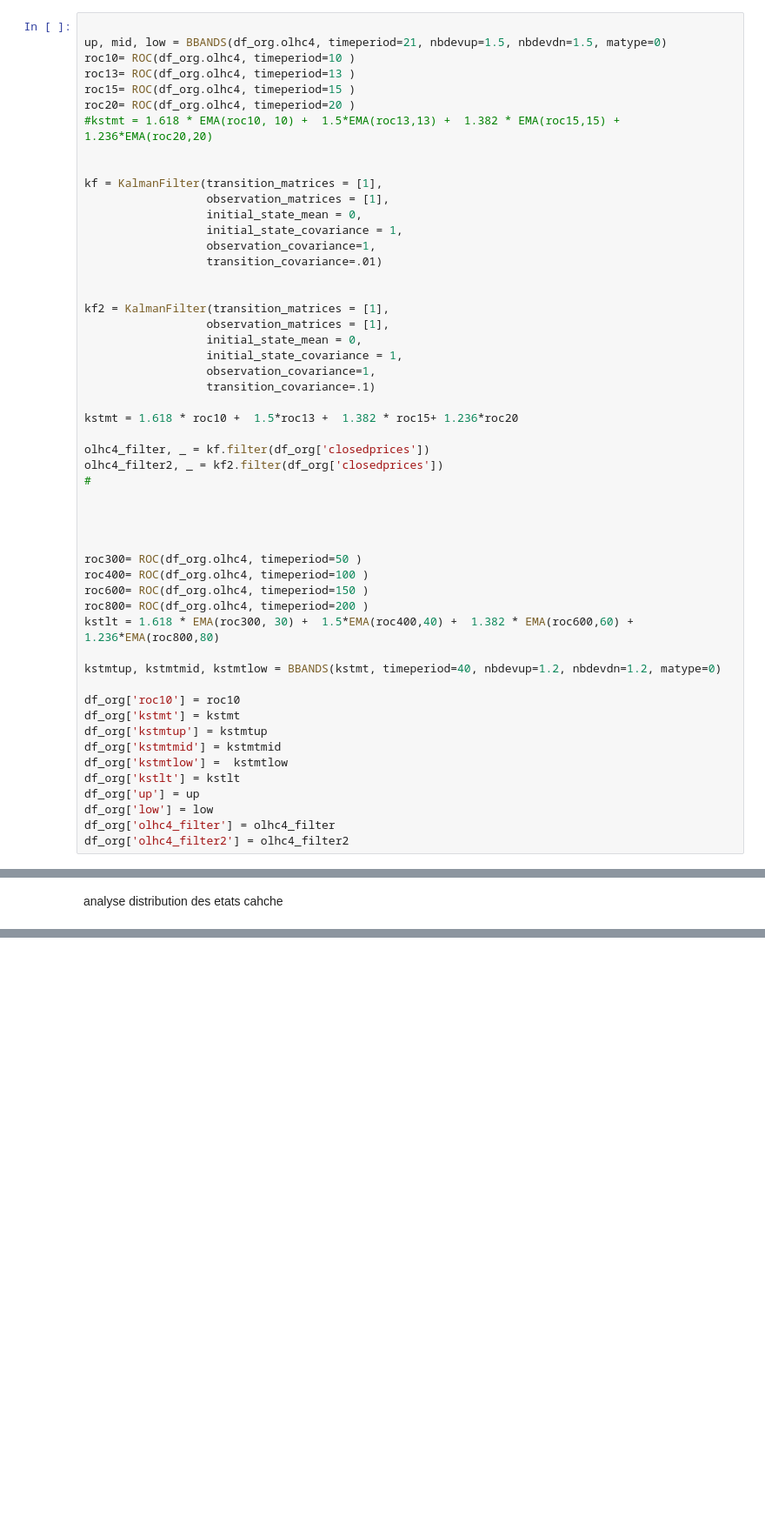
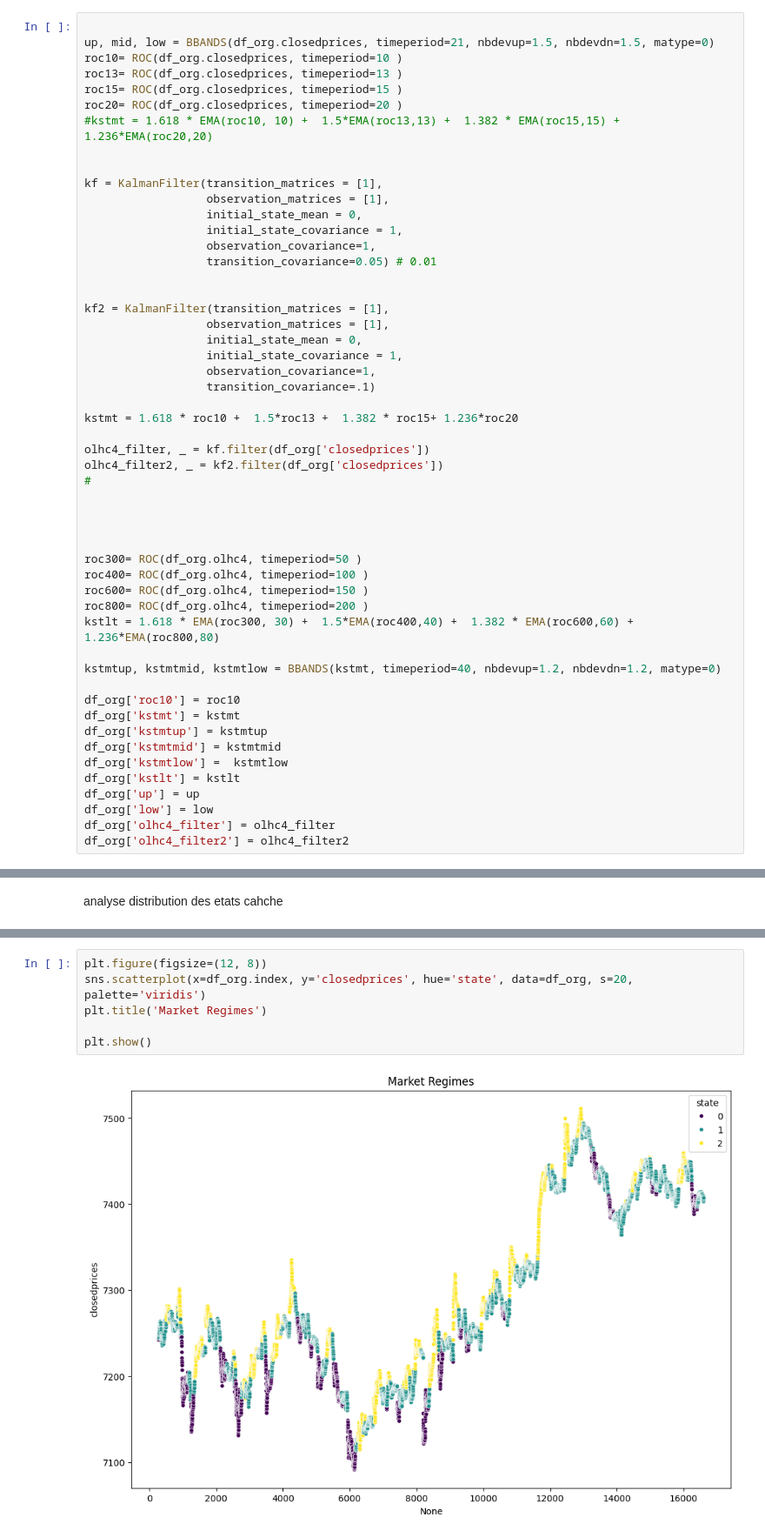
Before and after one commit to benkemt/IgTools, a Jupyter notebook: IgPlotly/ExtractIgData.ipynb, the cells around one changed output, grey strips where cells are left out. Shown at 87% size. Drawn from its saved outputs; the diff is of its cells as text; blank space fills up the shorter version.

```diff
--- a/IgPlotly/ExtractIgData.ipynb
+++ b/IgPlotly/ExtractIgData.ipynb
@@ -95,10 +97,10 @@ memory usage: 1.5+ MB
 # %%
 
-up, mid, low = BBANDS(df_org.olhc4, timeperiod=21, nbdevup=1.5, nbdevdn=1.5, matype=0)
-roc10= ROC(df_org.olhc4, timeperiod=10 )
-roc13= ROC(df_org.olhc4, timeperiod=13 )
-roc15= ROC(df_org.olhc4, timeperiod=15 )
-roc20= ROC(df_org.olhc4, timeperiod=20 )
+up, mid, low = BBANDS(df_org.closedprices, timeperiod=21, nbdevup=1.5, nbdevdn=1.5, matype=0)
+roc10= ROC(df_org.closedprices, timeperiod=10 )
+roc13= ROC(df_org.closedprices, timeperiod=13 )
+roc15= ROC(df_org.closedprices, timeperiod=15 )
+roc20= ROC(df_org.closedprices, timeperiod=20 )
 #kstmt = 1.618 * EMA(roc10, 10) +  1.5*EMA(roc13,13) +  1.382 * EMA(roc15,15) + 1.236*EMA(roc20,20)
 
 
@@ -107,7 +109,7 @@ kf = KalmanFilter(transition_matrices = [1],
                   initial_state_mean = 0,
                   initial_state_covariance = 1,
                   observation_covariance=1,
-                  transition_covariance=.01)
+                  transition_covariance=0.05) # 0.01
 
 
 kf2 = KalmanFilter(transition_matrices = [1],
@@ -387,3 +473,11 @@ print(state2['log_returns'].mean())
+# %%
+plt.figure(figsize=(12, 8))
+sns.scatterplot(x=df_org.index, y='closedprices', hue='state', data=df_org, s=20, palette='viridis')
+plt.title('Market Regimes')
+
+plt.show()
+# %% [output]
+[figure, added]
 # %%
 #MACD_FAST = 12
 #MACD_SLOW = 26
```
Also changed, not shown: parts of 15 cells of this notebook.
